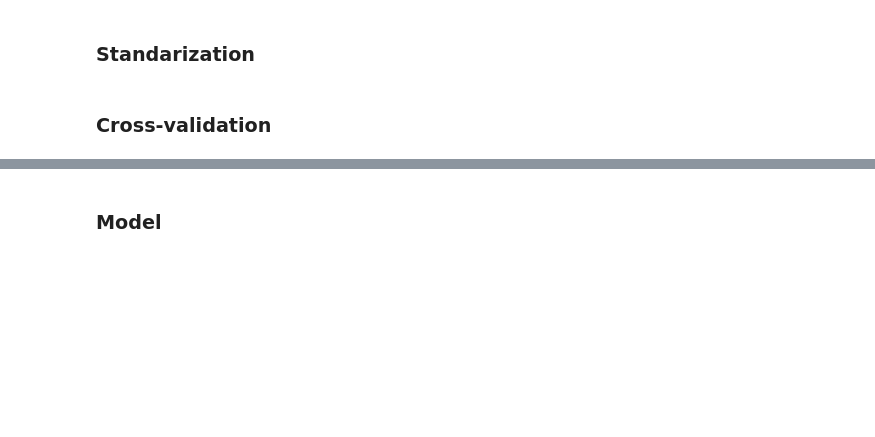
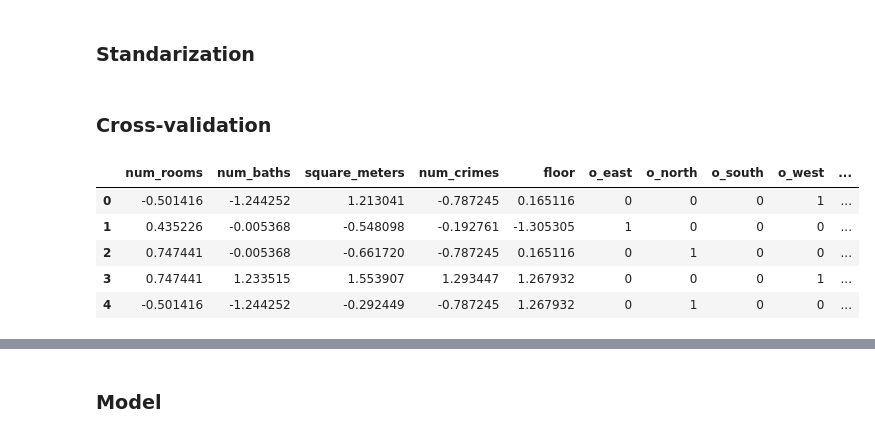
Before and after one commit to TatianaBakwenye/Barcelona-prices, a Jupyter notebook: EDA_bcn_price.ipynb, the cells around one changed output, grey strips where cells are left out. Drawn from its saved outputs; the diff is of its cells as text; code cells hidden in the pictures; blank space fills up the shorter version.

```diff
--- a/EDA_bcn_price.ipynb
+++ b/EDA_bcn_price.ipynb
@@ -113,6 +113,6 @@ for i in df.columns:
 # %%
 for i in dt.columns:
-    dt[i] = dt[i].replace('soxth','south').replace(False,0).replace(True,1)
+    dt[i] = dt[i].replace('soxth','south').replace(False,0).replace(True,1).replace('False',0).replace('True',1)
 # %% [markdown]
 #### Summary Statistics
 # %%
@@ -562,0 +583,19 @@ stdz_test = standarize_df(data_test,1)
+# %%
+#Change variables again
+var_test = [
+ 'num_rooms',
+ 'num_baths',
+ 'square_meters',
+ 'num_crimes',
+ 'floor',
+ 'neighborhood_Encoded',
+ 'o_east',
+ 'o_north',
+ 'o_south',
+ 'o_west',
+ 'a_0-25 years',
+ 'a_25-50 years',
+ 'a_50-75 years',
+ 'supermarkets_Encoded'
+                  'has_ac','has_pool','is_furnished','accepts_pets'
+]
@@ -563,8 +604,19 @@ stdz_test = standarize_df(data_test,1)
+# %%
+test_df = stdz_test[var_test]
 # %% [markdown]
 ### Cross-validation
 # %%
-stdz_train_1 = stdz_train.copy()
-stdz_test_1 = stdz_test.copy()
+stdz_train_1 = train_df.copy()
+stdz_test_1 = test_df.copy()
+# %%
+stdz_test_1.head()
+# %% [output]
+|  | num_rooms | num_baths | square_meters | num_crimes | floor | o_east | o_north | o_south | o_west | ... |
+| 0 | -0.501416 | -1.244252 | 1.213041 | -0.787245 | 0.165116 | 0 | 0 | 0 | 1 | ... |
+| 1 | 0.435226 | -0.005368 | -0.548098 | -0.192761 | -1.305305 | 1 | 0 | 0 | 0 | ... |
+| 2 | 0.747441 | -0.005368 | -0.661720 | -0.787245 | 0.165116 | 0 | 1 | 0 | 0 | ... |
+| 3 | 0.747441 | 1.233515 | 1.553907 | 1.293447 | 1.267932 | 0 | 0 | 0 | 1 | ... |
+| 4 | -0.501416 | -1.244252 | -0.292449 | -0.787245 | 1.267932 | 0 | 1 | 0 | 0 | ... |
 # %%
 # Function to split data
 def splitdata(df, target_column):
```
Also changed, not shown: parts of 26 cells of this notebook.
